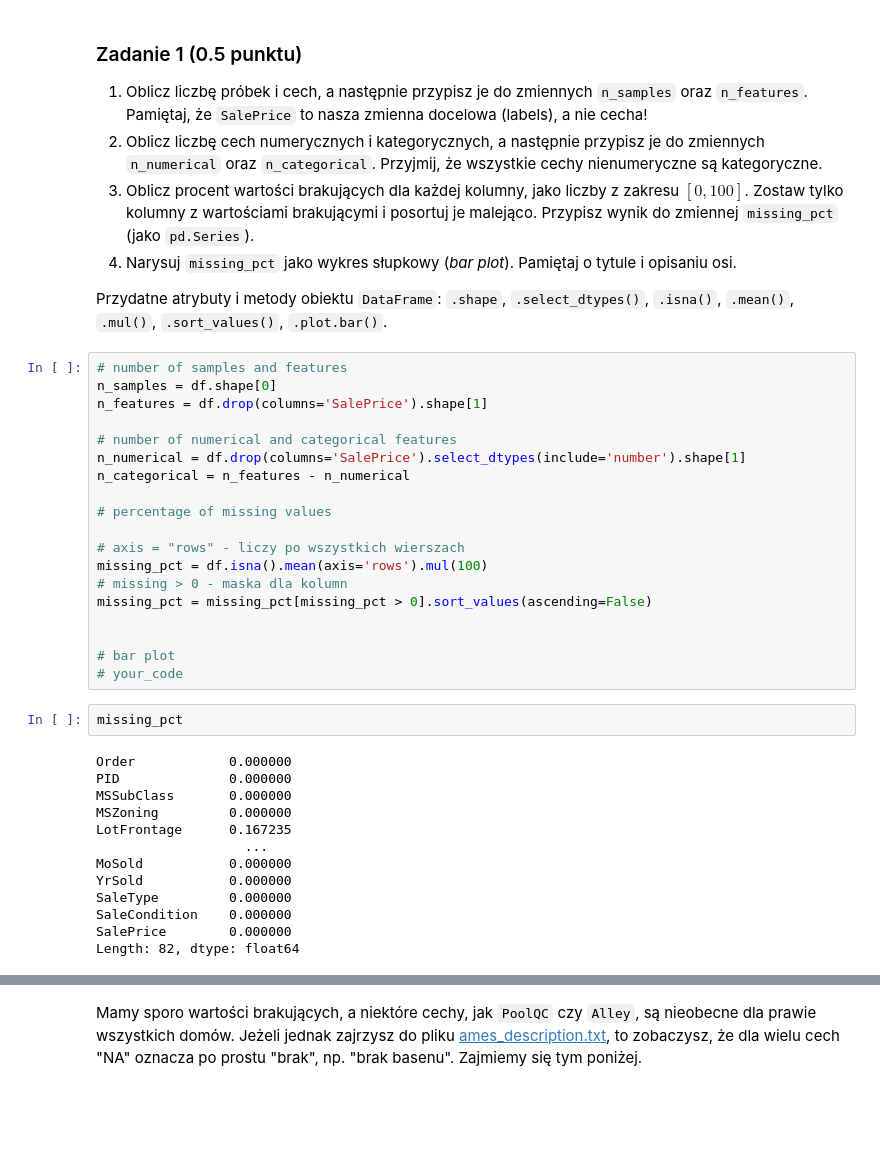
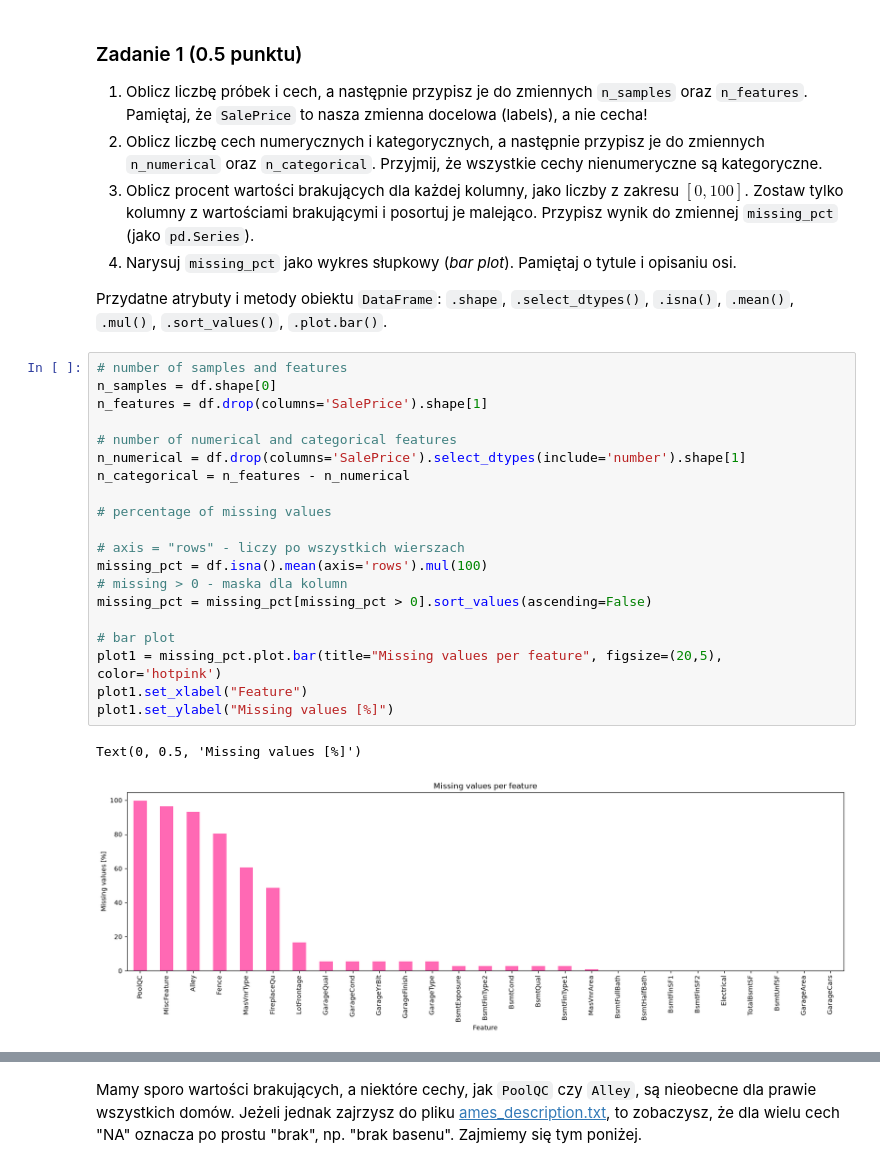
Before and after one commit to xxdagi/Podstawy-Sztucznej-Inteligencji, a Jupyter notebook: lab1/lab_1.ipynb, the cells around one changed output, grey strips where cells are left out. Drawn from its saved outputs; the diff is of its cells as text; blank space fills up the shorter version.

```diff
--- a/lab1/lab_1.ipynb
+++ b/lab1/lab_1.ipynb
@@ -152,37 +116,26 @@ Przydatne atrybuty i metody obiektu `DataFrame`: `.shape`, `.select_dtypes()`, `
 # %%
 # number of samples and features
 n_samples = df.shape[0]
 n_features = df.drop(columns='SalePrice').shape[1]
 
 # number of numerical and categorical features
 n_numerical = df.drop(columns='SalePrice').select_dtypes(include='number').shape[1]
 n_categorical = n_features - n_numerical
 
 # percentage of missing values
 
 # axis = "rows" - liczy po wszystkich wierszach
 missing_pct = df.isna().mean(axis='rows').mul(100)
 # missing > 0 - maska dla kolumn
 missing_pct = missing_pct[missing_pct > 0].sort_values(ascending=False)
 
-
 # bar plot
-# your_code
+plot1 = missing_pct.plot.bar(title="Missing values per feature", figsize=(20,5), color='hotpink')
+plot1.set_xlabel("Feature")
+plot1.set_ylabel("Missing values [%]")
+# %% [output]
+Text(0, 0.5, 'Missing values [%]')
+[figure, added]
-# %%
-missing_pct
-# %% [output]
-Order            0.000000
-PID              0.000000
-MSSubClass       0.000000
-MSZoning         0.000000
-LotFrontage      0.167235
-                   ...
-MoSold           0.000000
-YrSold           0.000000
-SaleType         0.000000
-SaleCondition    0.000000
-SalePrice        0.000000
-Length: 82, dtype: float64
 # %%
 assert n_samples == 2930
 assert n_features == 81
```
Also changed, not shown: parts of 5 cells of this notebook.
